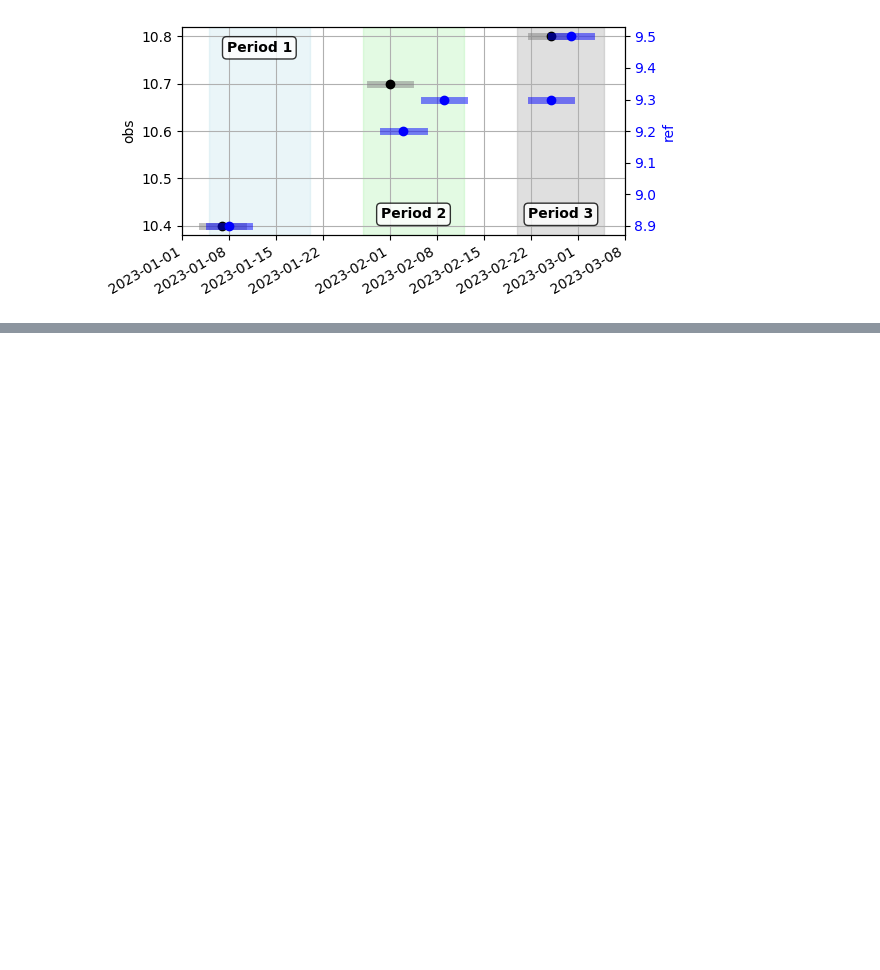
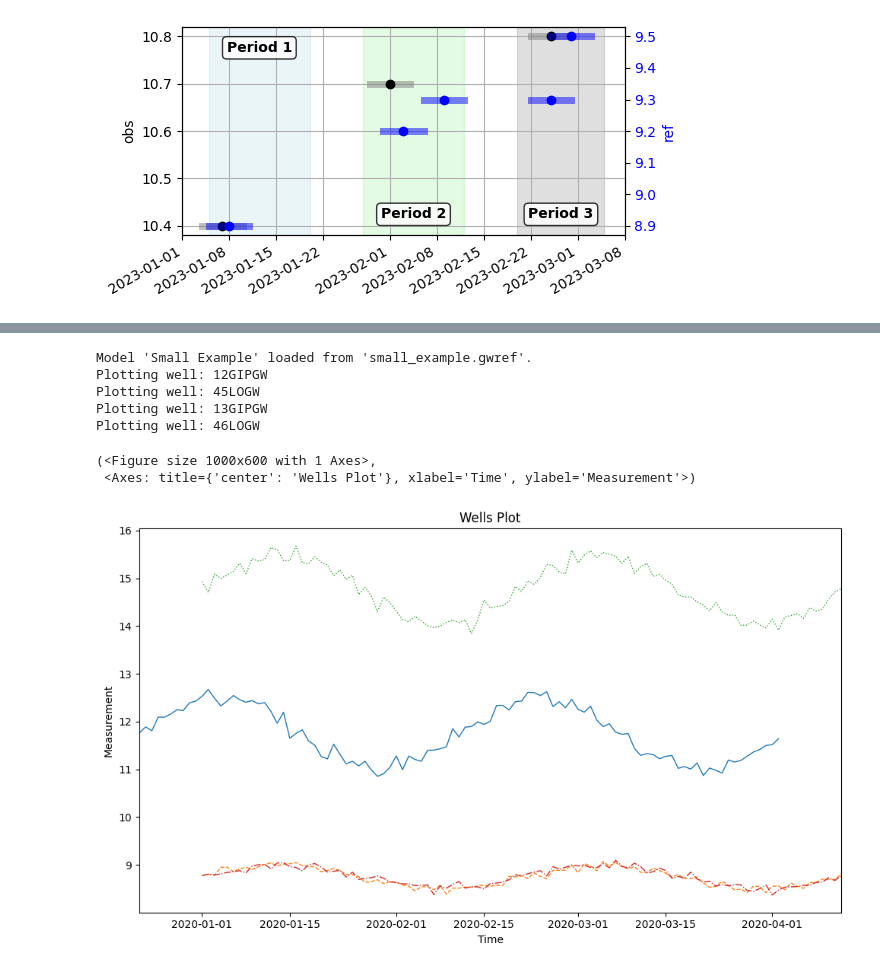
Before and after one commit to andersretznerSGU/gwrefpy, a Jupyter notebook: docs/user_guide/3_time_offsets.ipynb, the cells around one changed output, grey strips where cells are left out. Saved outputs shown, nothing was run; the diff lists cells and outputs as text; code cells hidden in the pictures; blank space fills up the shorter version.

Commit message:
added shifting to docs and fixed bugs, Fixes #99

```diff
--- a/docs/user_guide/3_time_offsets.ipynb
+++ b/docs/user_guide/3_time_offsets.ipynb
@@ -213,0 +202,21 @@ This concludes this notebook on time offsets in `gwrefpy`. Happy fitting!
+# %%
+model = gr.Model("small_example.gwref")
+model.well_names
+model.fits = []
+
+obs_well = model.obs_wells[0]
+ref_well = model.ref_wells[0]
+# shift the time for this example
+shift = pd.Timedelta("-10D")
+obs_well.timeseries = obs_well.shift_timeseries(shift)
+
+model.plot_wells()
+# %% [output]
+Model 'Small Example' loaded from 'small_example.gwref'.
+Plotting well: 12GIPGW
+Plotting well: 45LOGW
+Plotting well: 13GIPGW
+Plotting well: 46LOGW
+(<Figure size 1000x600 with 1 Axes>,
+ <Axes: title={'center': 'Wells Plot'}, xlabel='Time', ylabel='Measurement'>)
+[figure, added]
```
Also changed, not shown: parts of 10 cells of this notebook, 8 other files.
